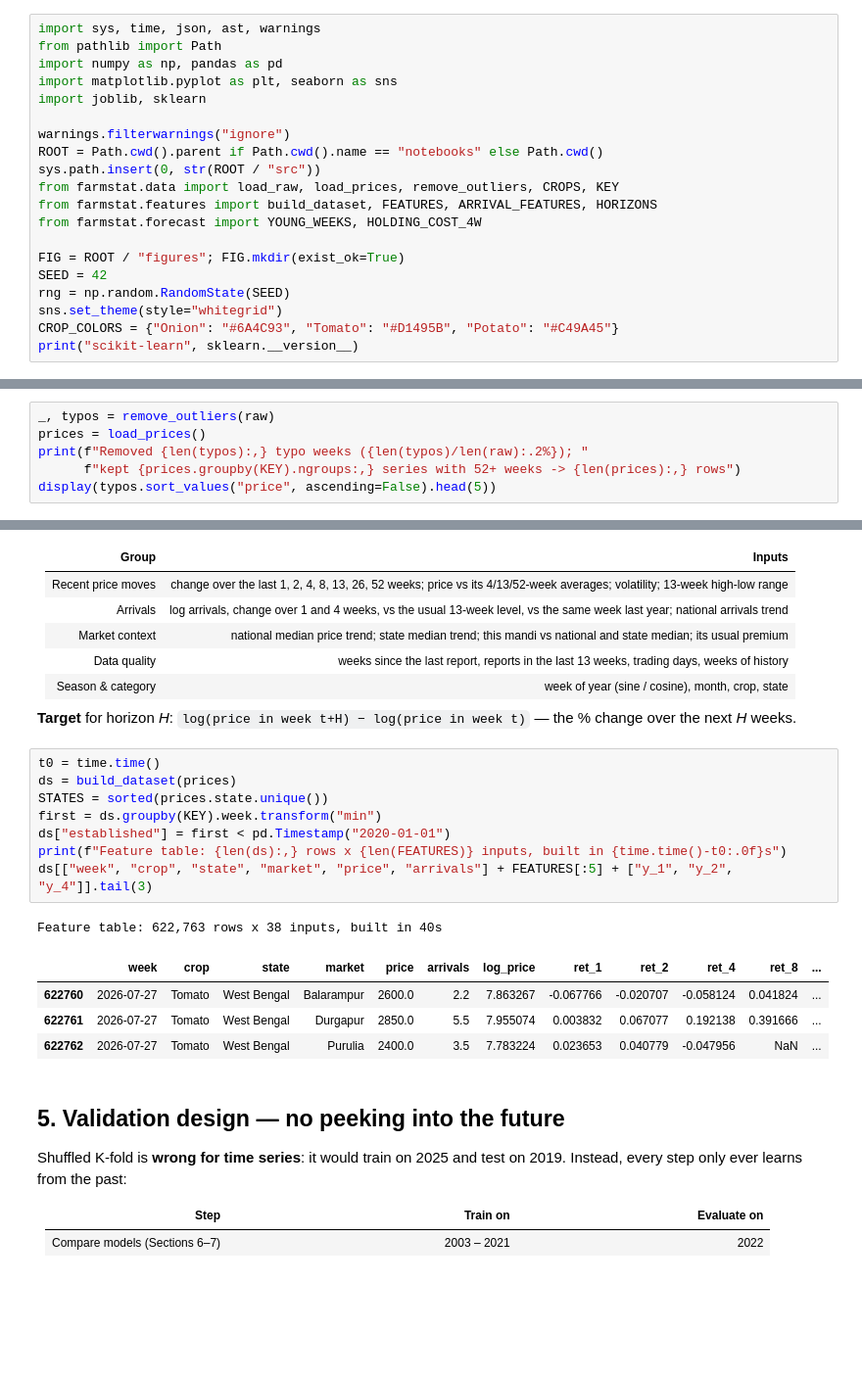
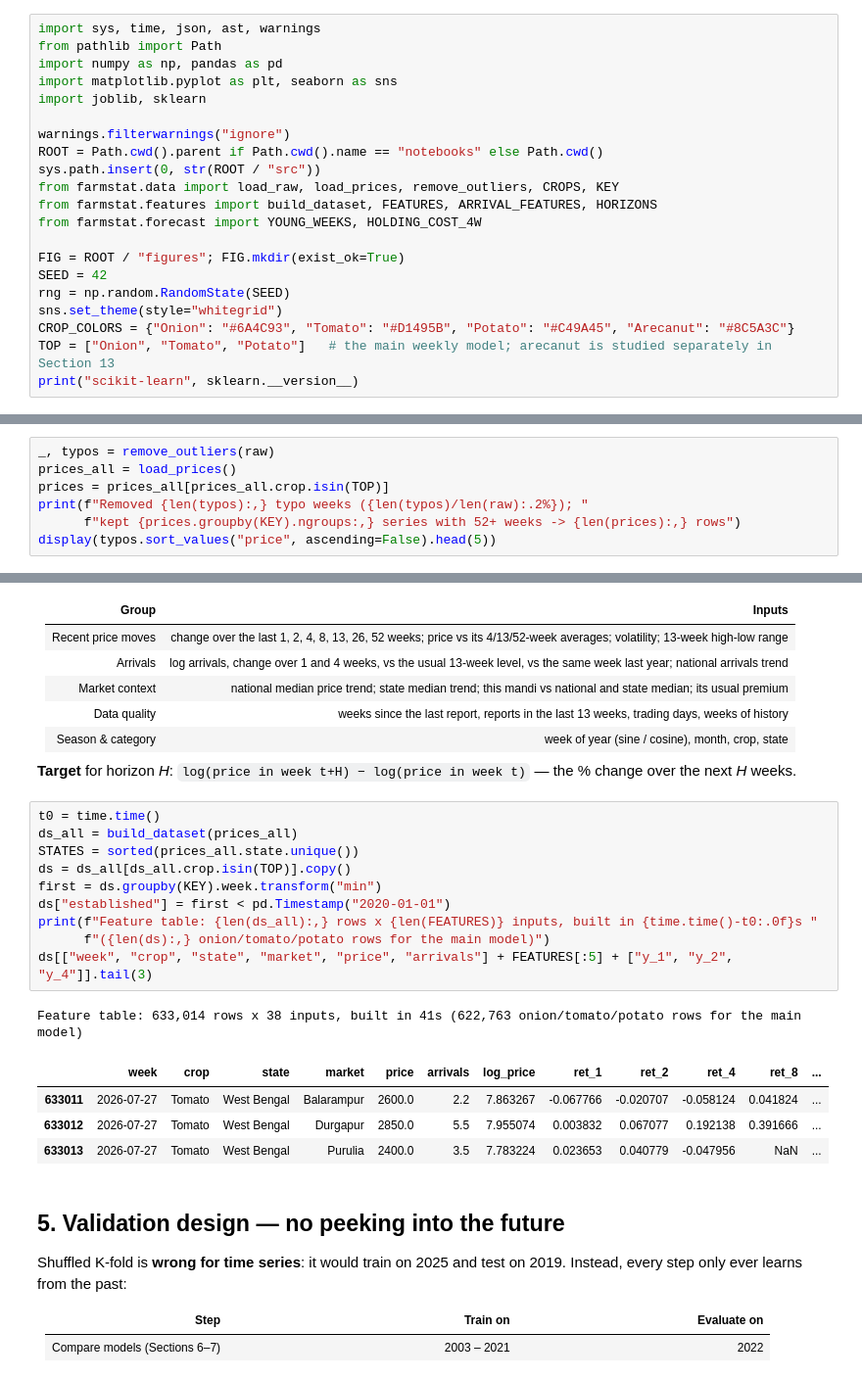
Before and after one commit to Iamshi-vissa/FarmStat, a Jupyter notebook: notebooks/FarmStat_Training.ipynb, the cells around one changed output, grey strips where cells are left out. Shown at 98% size. Drawn from its saved outputs; the diff is of its cells as text; blank space fills up the shorter version.

```diff
--- a/notebooks/FarmStat_Training.ipynb
+++ b/notebooks/FarmStat_Training.ipynb
@@ -46,7 +49,8 @@ FIG = ROOT / "figures"; FIG.mkdir(exist_ok=True)
 SEED = 42
 rng = np.random.RandomState(SEED)
 sns.set_theme(style="whitegrid")
-CROP_COLORS = {"Onion": "#6A4C93", "Tomato": "#D1495B", "Potato": "#C49A45"}
+CROP_COLORS = {"Onion": "#6A4C93", "Tomato": "#D1495B", "Potato": "#C49A45", "Arecanut": "#8C5A3C"}
+TOP = ["Onion", "Tomato", "Potato"]   # the main weekly model; arecanut is studied separately in Section 13
 print("scikit-learn", sklearn.__version__)
 # %% [output]
 scikit-learn 1.9.1
@@ -83,7 +87,8 @@ the two spellings of Kerala were merged, and imputed weeks were dropped. Here:
 2. **Enough history**: each crop-mandi series needs at least 52 reported weeks.
 # %%
 _, typos = remove_outliers(raw)
-prices = load_prices()
+prices_all = load_prices()
+prices = prices_all[prices_all.crop.isin(TOP)]
 print(f"Removed {len(typos):,} typo weeks ({len(typos)/len(raw):.2%}); "
       f"kept {prices.groupby(KEY).ngroups:,} series with 52+ weeks -> {len(prices):,} rows")
 display(typos.sort_values("price", ascending=False).head(5))
@@ -159,18 +164,20 @@ For every crop, mandi and week *t*, the inputs use only data available by the en
 **Target** for horizon *H*: `log(price in week t+H) − log(price in week t)` — the % change over the next *H* weeks.
 # %%
 t0 = time.time()
-ds = build_dataset(prices)
-STATES = sorted(prices.state.unique())
+ds_all = build_dataset(prices_all)
+STATES = sorted(prices_all.state.unique())
+ds = ds_all[ds_all.crop.isin(TOP)].copy()
 first = ds.groupby(KEY).week.transform("min")
 ds["established"] = first < pd.Timestamp("2020-01-01")
-print(f"Feature table: {len(ds):,} rows x {len(FEATURES)} inputs, built in {time.time()-t0:.0f}s")
+print(f"Feature table: {len(ds_all):,} rows x {len(FEATURES)} inputs, built in {time.time()-t0:.0f}s "
+      f"({len(ds):,} onion/tomato/potato rows for the main model)")
 ds[["week", "crop", "state", "market", "price", "arrivals"] + FEATURES[:5] + ["y_1", "y_2", "y_4"]].tail(3)
 # %% [output]
-Feature table: 622,763 rows x 38 inputs, built in 40s
+Feature table: 633,014 rows x 38 inputs, built in 41s (622,763 onion/tomato/potato rows for the main model)
 |  | week | crop | state | market | price | arrivals | log_price | ret_1 | ret_2 | ret_4 | ret_8 | ... |
-| 622760 | 2026-07-27 | Tomato | West Bengal | Balarampur | 2600.0 | 2.2 | 7.863267 | -0.067766 | -0.020707 | -0.058124 | 0.041824 | ... |
-| 622761 | 2026-07-27 | Tomato | West Bengal | Durgapur | 2850.0 | 5.5 | 7.955074 | 0.003832 | 0.067077 | 0.192138 | 0.391666 | ... |
-| 622762 | 2026-07-27 | Tomato | West Bengal | Purulia | 2400.0 | 3.5 | 7.783224 | 0.023653 | 0.040779 | -0.047956 | NaN | ... |
+| 633011 | 2026-07-27 | Tomato | West Bengal | Balarampur | 2600.0 | 2.2 | 7.863267 | -0.067766 | -0.020707 | -0.058124 | 0.041824 | ... |
+| 633012 | 2026-07-27 | Tomato | West Bengal | Durgapur | 2850.0 | 5.5 | 7.955074 | 0.003832 | 0.067077 | 0.192138 | 0.391666 | ... |
+| 633013 | 2026-07-27 | Tomato | West Bengal | Purulia | 2400.0 | 3.5 | 7.783224 | 0.023653 | 0.040779 | -0.047956 | NaN | ... |
 # %% [markdown]
 ## 5. Validation design — no peeking into the future
 
```
Also changed, not shown: parts of 23 cells of this notebook, 19 other files.
